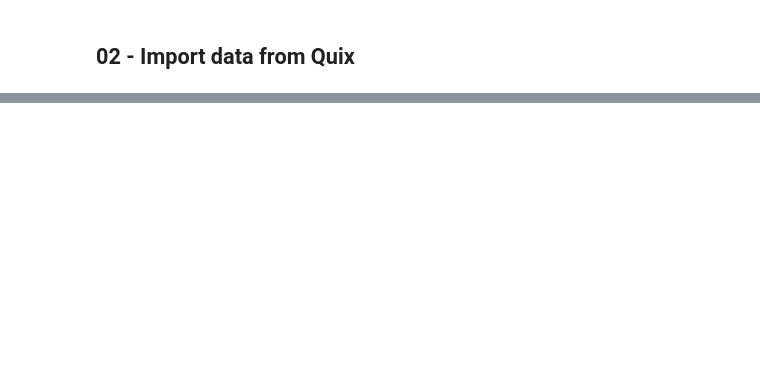
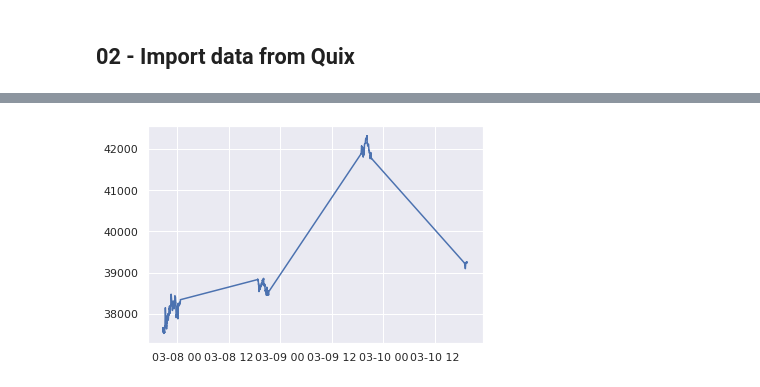
Before and after one commit to JotaBlanco/CryptoAlgoTrading, a Jupyter notebook: 02 - Features And Targets/00_Example_Variables_Creation.ipynb, the cells around one changed output, grey strips where cells are left out. Saved outputs shown, nothing was run; the diff lists cells and outputs as text; code cells hidden in the pictures; blank space fills up the shorter version.

```diff
--- a/02 - Features And Targets/00_Example_Variables_Creation.ipynb
+++ b/02 - Features And Targets/00_Example_Variables_Creation.ipynb
@@ -15,0 +10,2 @@ import requests
+# %%
+sns.set()
@@ -61,0 +68,5 @@ df
+# %%
+plt.plot(df['Timestamp'], df['BTC'])
+plt.show()
+# %% [output]
+[figure, added]
```
Also changed, not shown: parts of 15 cells of this notebook.
